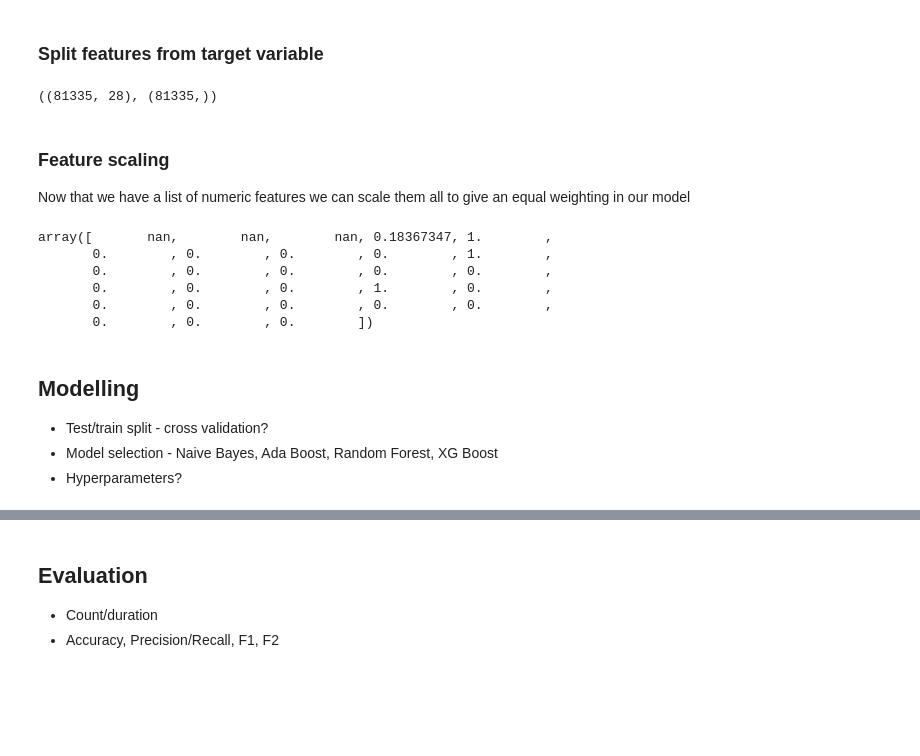
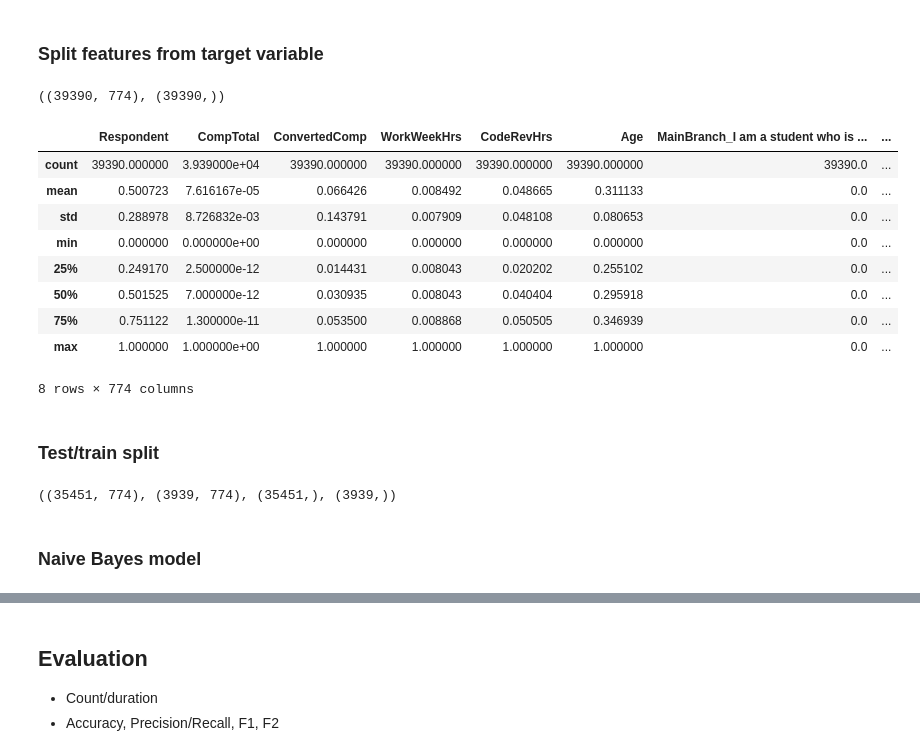
Before and after one commit to deacona/stackoverflow2019, a Jupyter notebook: Q2_Data_Scientist_classifier.ipynb, the cells around one changed output, grey strips where cells are left out. Drawn from its saved outputs; the diff is of its cells as text; code cells hidden in the pictures; blank space fills up the shorter version.

```diff
--- a/Q2_Data_Scientist_classifier.ipynb
+++ b/Q2_Data_Scientist_classifier.ipynb
@@ -248,0 +289,5 @@ df.describe()
+# %%
+# df.dropna(subset=["DevType"], axis=0, inplace=True)
+df.dropna(axis=0, inplace=True)
+# df.dropna(axis=1, how="all", inplace=True)
+df.shape
@@ -248,0 +300,6 @@ df.describe()
+# %%
+scaler = MinMaxScaler()
+# StandardScaler()
+
+df = pd.DataFrame(scaler.fit_transform(df), columns=df.columns)
+df.shape
@@ -249,33 +335,34 @@ df.describe()
 # %% [markdown]
 ### Split features from target variable
 # %%
-y = df['Data Scientist']
-X = df.drop(['Data Scientist'], axis=1)
-X.shape, y.shape
+labels = df['Data Scientist']
+features = df.drop(['Data Scientist'], axis=1)
+features.shape, labels.shape
 # %% [output]
-((81335, 28), (81335,))
+((39390, 774), (39390,))
-# %% [markdown]
-### Feature scaling
-
-Now that we have a list of numeric features we can scale them all to give an equal weighting in our model
-# %%
-from sklearn.preprocessing import MinMaxScaler
-
-scaler = MinMaxScaler()
-# StandardScaler()
-
-X = scaler.fit_transform(X)
-X[0]
-# %% [output]
-array([       nan,        nan,        nan, 0.18367347, 1.        ,
-       0.        , 0.        , 0.        , 0.        , 1.        ,
-       0.        , 0.        , 0.        , 0.        , 0.        ,
-       0.        , 0.        , 0.        , 1.        , 0.        ,
-       0.        , 0.        , 0.        , 0.        , 0.        ,
-       0.        , 0.        , 0.        ])
-# %% [markdown]
-## Modelling
-
-* Test/train split - cross validation?
-* Model selection - Naive Bayes, Ada Boost, Random Forest, XG Boost
-* Hyperparameters?
+# %%
+features.describe(include="all")
+# %% [output]
+|  | Respondent | CompTotal | ConvertedComp | WorkWeekHrs | CodeRevHrs | Age | MainBranch_I am a student who is ... | ... |
+| count | 39390.000000 | 3.939000e+04 | 39390.000000 | 39390.000000 | 39390.000000 | 39390.000000 | 39390.0 | ... |
+| mean | 0.500723 | 7.616167e-05 | 0.066426 | 0.008492 | 0.048665 | 0.311133 | 0.0 | ... |
+| std | 0.288978 | 8.726832e-03 | 0.143791 | 0.007909 | 0.048108 | 0.080653 | 0.0 | ... |
+| min | 0.000000 | 0.000000e+00 | 0.000000 | 0.000000 | 0.000000 | 0.000000 | 0.0 | ... |
+| 25% | 0.249170 | 2.500000e-12 | 0.014431 | 0.008043 | 0.020202 | 0.255102 | 0.0 | ... |
+| 50% | 0.501525 | 7.000000e-12 | 0.030935 | 0.008043 | 0.040404 | 0.295918 | 0.0 | ... |
+| 75% | 0.751122 | 1.300000e-11 | 0.053500 | 0.008868 | 0.050505 | 0.346939 | 0.0 | ... |
+| max | 1.000000 | 1.000000e+00 | 1.000000 | 1.000000 | 1.000000 | 1.000000 | 0.0 | ... |
+8 rows × 774 columns
+# %% [markdown]
+### Test/train split
+# %%
+from sklearn.model_selection import train_test_split
+
+features_train, features_test, labels_train, labels_test = \
+    train_test_split(features, labels, test_size=0.1, random_state=42)
+
+features_train.shape, features_test.shape, labels_train.shape, labels_test.shape
+# %% [output]
+((35451, 774), (3939, 774), (35451,), (3939,))
+# %% [markdown]
+### Naive Bayes model
```
Also changed, not shown: parts of 32 cells of this notebook.
